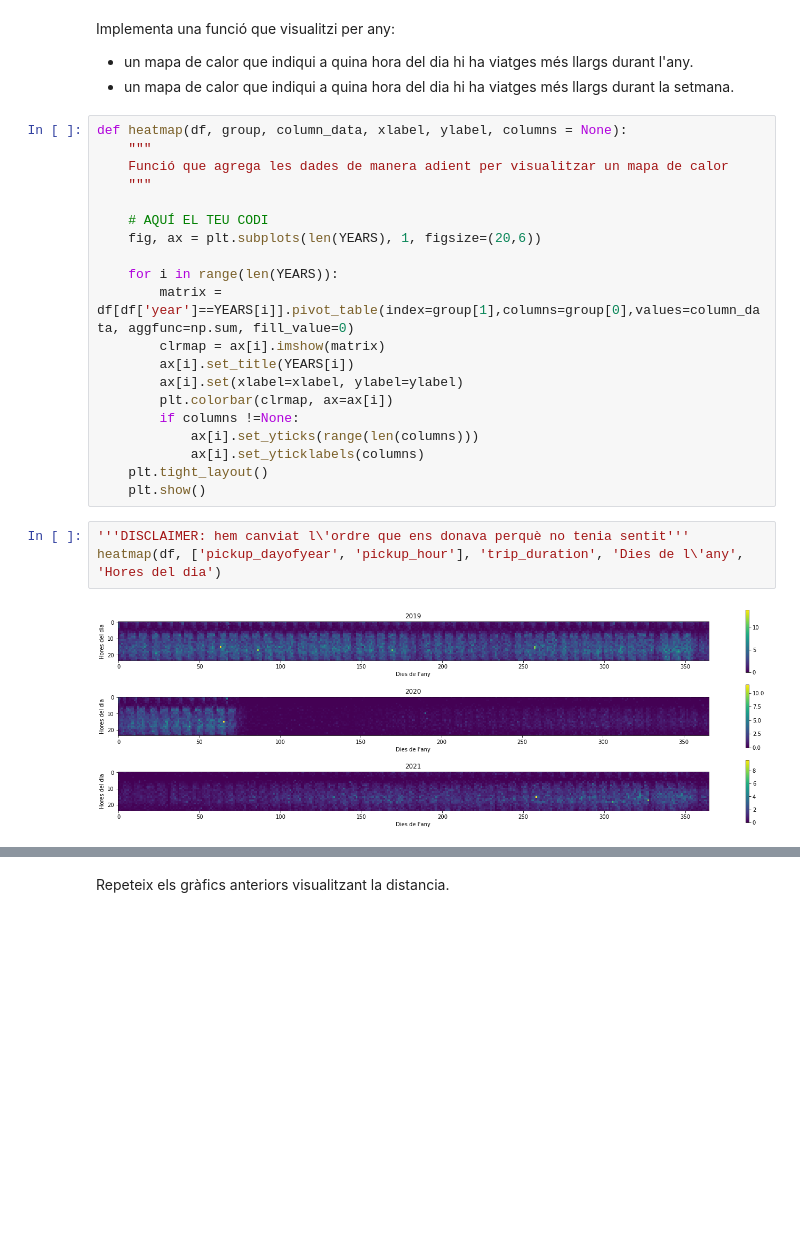
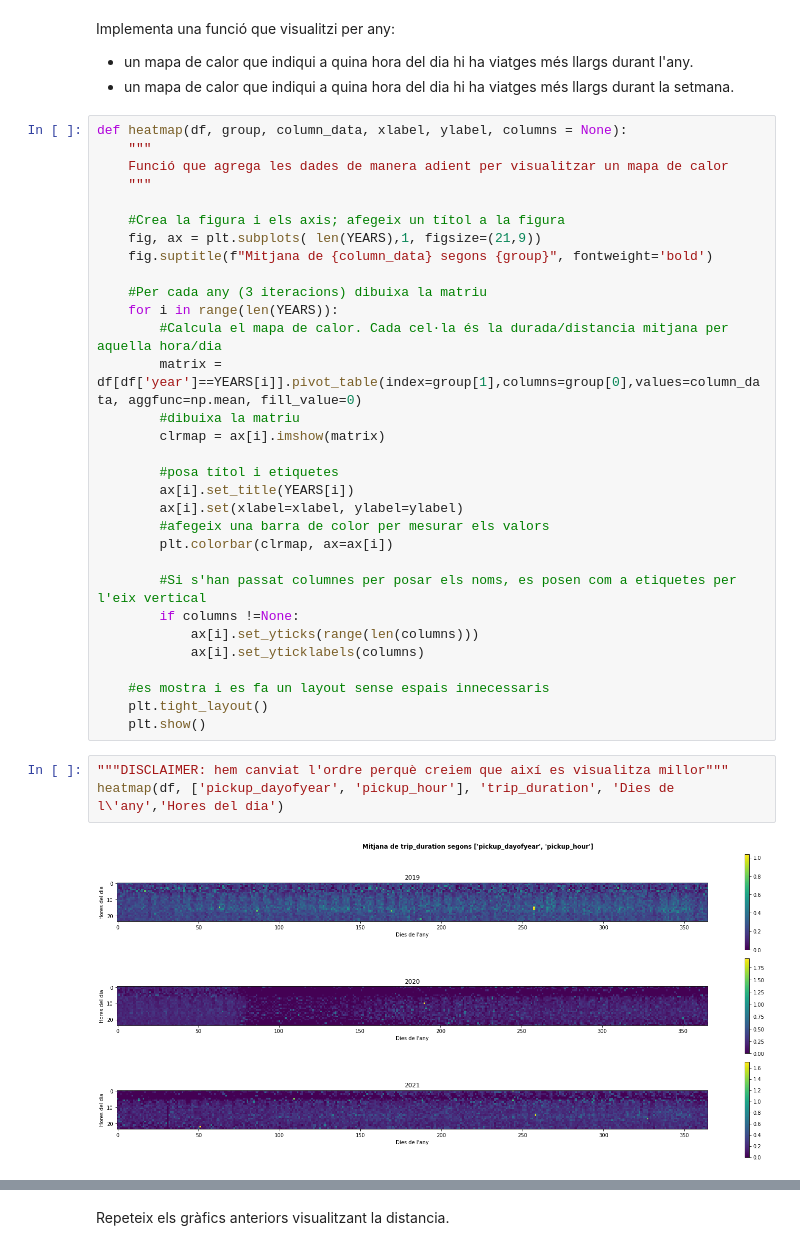
Before and after one commit to pbaldisa/TNUIP, a Jupyter notebook: AssignmentCode.ipynb, the cells around one changed output, grey strips where cells are left out. Cells and saved outputs as stored; diff of their text form; blank space fills up the shorter version.

```diff
--- a/AssignmentCode.ipynb
+++ b/AssignmentCode.ipynb
@@ -680,25 +683,36 @@ def heatmap(df, group, column_data, xlabel, ylabel, columns = None):
     Funció que agrega les dades de manera adient per visualitzar un mapa de calor
     """
 
-    # AQUÍ EL TEU CODI
-    fig, ax = plt.subplots(len(YEARS), 1, figsize=(20,6))
+    #Crea la figura i els axis; afegeix un títol a la figura
+    fig, ax = plt.subplots( len(YEARS),1, figsize=(21,9))
+    fig.suptitle(f"Mitjana de {column_data} segons {group}", fontweight='bold')
 
+    #Per cada any (3 iteracions) dibuixa la matriu
     for i in range(len(YEARS)):
-        matrix = df[df['year']==YEARS[i]].pivot_table(index=group[1],columns=group[0],values=column_data, aggfunc=np.sum, fill_value=0)
+        #Calcula el mapa de calor. Cada cel·la és la durada/distancia mitjana per aquella hora/dia
+        matrix = df[df['year']==YEARS[i]].pivot_table(index=group[1],columns=group[0],values=column_data, aggfunc=np.mean, fill_value=0)
+        #dibuixa la matriu
         clrmap = ax[i].imshow(matrix)
+
+        #posa títol i etiquetes
         ax[i].set_title(YEARS[i])
         ax[i].set(xlabel=xlabel, ylabel=ylabel)
+        #afegeix una barra de color per mesurar els valors
         plt.colorbar(clrmap, ax=ax[i])
+
+        #Si s'han passat columnes per posar els noms, es posen com a etiquetes per l'eix vertical
         if columns !=None:
             ax[i].set_yticks(range(len(columns)))
             ax[i].set_yticklabels(columns)
+
+    #es mostra i es fa un layout sense espais innecessaris
     plt.tight_layout()
     plt.show()
 # %%
-'''DISCLAIMER: hem canviat l\'ordre que ens donava perquè no tenia sentit'''
-heatmap(df, ['pickup_dayofyear', 'pickup_hour'], 'trip_duration', 'Dies de l\'any', 'Hores del dia')
+"""DISCLAIMER: hem canviat l'ordre perquè creiem que així es visualitza millor"""
+heatmap(df, ['pickup_dayofyear', 'pickup_hour'], 'trip_duration', 'Dies de l\'any','Hores del dia')
 # %% [output]
-[figure, old version]
+[figure, new version]
 # %%
 heatmap(df, ['pickup_hour', 'pickup_day'], 'trip_duration', 'Hores del dia', 'Dies de la setmana', ['Monday', 'Tuesday', 'Wednesday', 'Thursday', 'Friday', 'Saturday', 'Sunday'])
 # %% [output]
```
Also changed, not shown: parts of 8 cells of this notebook.
